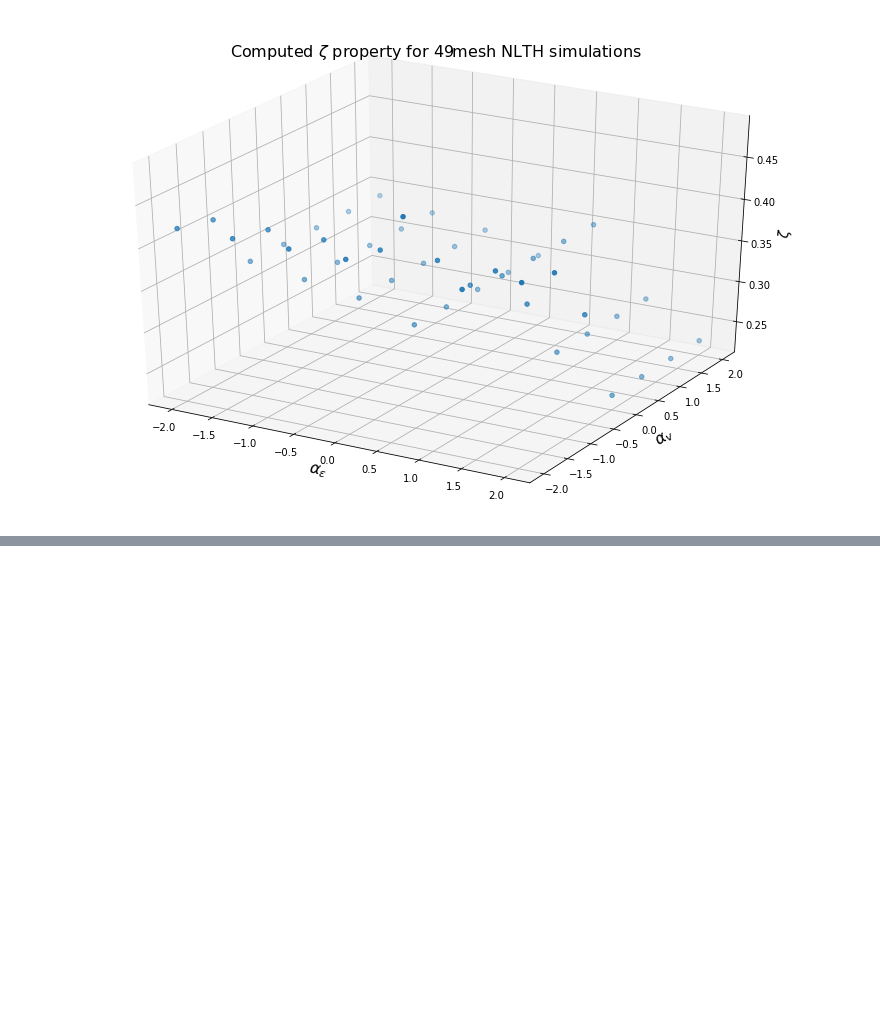
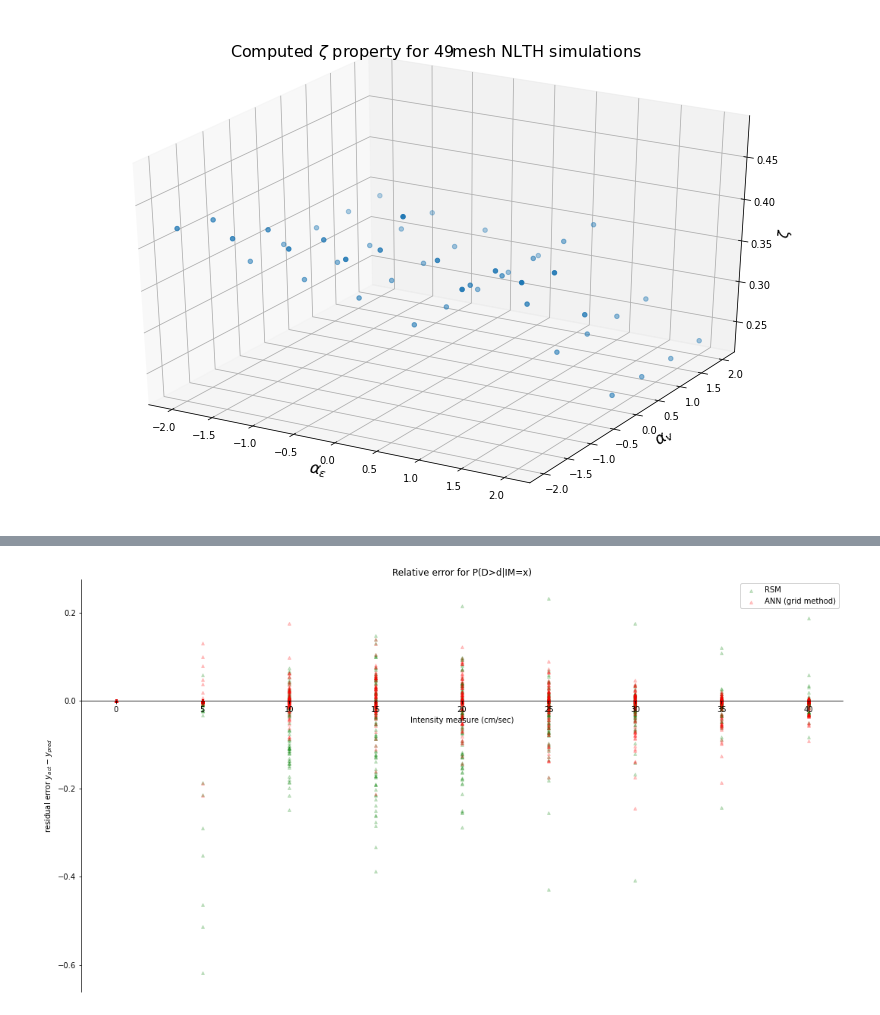
Before and after one commit to mtareqsoliman/msthesis, a Jupyter notebook: Benchmark_RS_ANN_12022022.ipynb, the cells around one changed output, grey strips where cells are left out. Cells and saved outputs as stored; diff of their text form; code cells hidden in the pictures; blank space fills up the shorter version.

```diff
--- a/Benchmark_RS_ANN_12022022.ipynb
+++ b/Benchmark_RS_ANN_12022022.ipynb
@@ -1449,7 +1511,7 @@ y_100_ANN_mesh = regr_ANN_mesh.predict(x_100)
 fragility_table_ANN_mesh_100 = pd.DataFrame(columns = ['0','5','10','15','20','25','30','35','40'])
 
 for i in np.arange(len(y_100_ANN_mesh)):
-  fragility_table_ANN_mesh_100.loc[i] = sp.norm.cdf(np.log(IM),np.log(y_100_ANN_mesh[i,0]),y_100_ANN_mesh[i,1])
+  fragility_table_ANN_mesh_100.loc[i] = sp.norm.cdf(np.log(IM),y_100_ANN_mesh[i,0],y_100_ANN_mesh[i,1])
 
 x_100_poly_CCM9_deg2 = deg2_polymodel.fit_transform(x_100)
 y_100_CCM9_deg2 = deg2_CCM9_regmodel.predict(x_100_poly_CCM9_deg2)
@@ -1457,6 +1519,10 @@ y_100_CCM9_deg2 = deg2_CCM9_regmodel.predict(x_100_poly_CCM9_deg2)
 fragility_table_CCM9_100_deg2 = pd.DataFrame(columns = ['0','5','10','15','20','25','30','35','40'])
 
 for i in np.arange(len(y_100_ANN_mesh)):
-  fragility_table_CCM9_100_deg2.loc[i] = sp.norm.cdf(np.log(IM),np.log(y_100_CCM9_deg2[i,0]),y_100_CCM9_deg2[i,1])
+  fragility_table_CCM9_100_deg2.loc[i] = sp.norm.cdf(np.log(IM),y_100_CCM9_deg2[i,0],y_100_CCM9_deg2[i,1])
 
-  fragility_table_CCM9_100_deg2
+print("Fragility Table for RSM 100 Analyses")
+fragility_table_CCM9_100_deg2.head()
+
+print("Fragility Table for ANN mesh method 100 Analyses")
+fragility_table_ANN_mesh_100
@@ -1479,3 +1545,5 @@ fragility_table_CCM9_100_deg2
 # %%
-y_ANN_residual = (fragility_table_100-fragility_table_ANN_100)
+y_ANN_residual = (fragility_table_100-fragility_table_ANN_mesh_100)
 y_CCM9_deg2_residual = (fragility_table_100-fragility_table_CCM9_100_deg2)
+
+y_ANN_residual
@@ -1481,0 +1564,24 @@ y_CCM9_deg2_residual = (fragility_table_100-fragility_table_CCM9_100_deg2)
+# %%
+fig, ax = plt.subplots(nrows=1,ncols=1,figsize =(18,10))
+
+for lbl,clr,rsdl,mrkr in zip(['RSM','ANN (grid method)'],['green','red'],[y_CCM9_deg2_residual,y_ANN_residual],['^','^']):
+    for sel_IM in [0,5,10,15,20,25,30,35,40]:
+        if sel_IM == 10:
+          ax.scatter([sel_IM]*100,rsdl[str(sel_IM)],color=clr,s=15,label=lbl,alpha=0.2,marker=mrkr)
+        else:
+          ax.scatter([sel_IM]*100,rsdl[str(sel_IM)],color=clr,s=15,alpha=0.2,marker=mrkr)
+
+    #ax.scatter(X_train[:,0],rsdl,color=clr,s=15,label=lbl,alpha=0.7,marker=mrkr)
+    ax.spines['bottom'].set_position('zero')
+    ax.spines['right'].set_color('none')
+    ax.spines['top'].set_color('none')
+    ax.set_title(r"Relative error for P(D>d|IM=x)")
+    ax.set_ylabel(r"residual error $y_{act}-y_{pred}$")
+    ax.set_xlabel(r"Intensity measure (cm/sec)")
+
+    ax.legend(loc='best', fancybox=True, framealpha=1)
+
+    print('\n')
+# do not forget to make the straight line between 0 and 5
+# %% [output]
+[figure, added]
```
Also changed, not shown: parts of 14 cells of this notebook.
